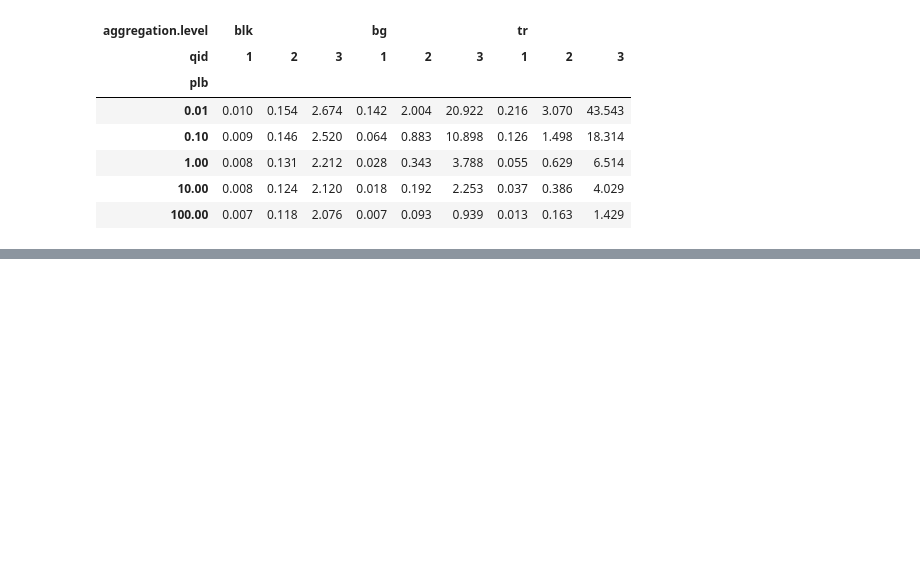
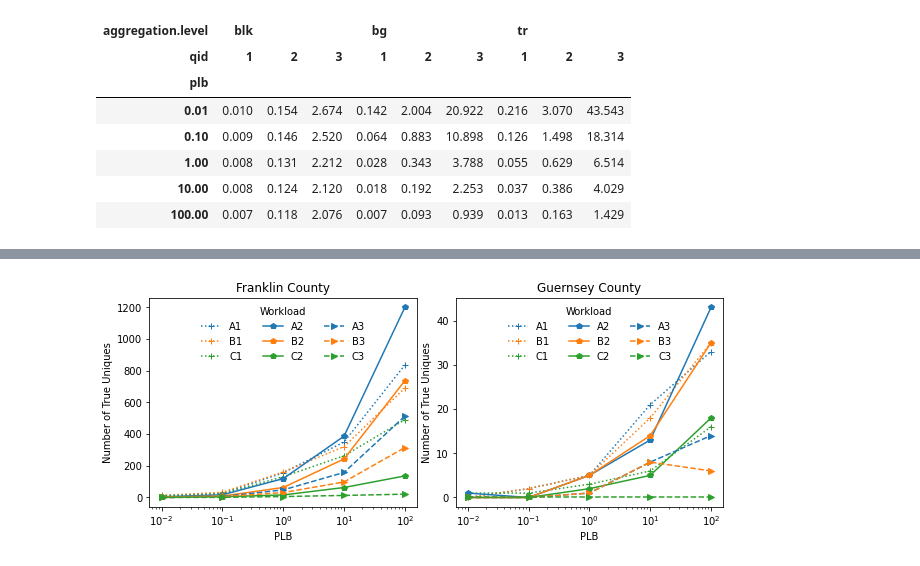
Before and after one commit to linyuehzzz/tda-eval, a Jupyter notebook: plot.ipynb, the cells around one changed output, grey strips where cells are left out. Cells and saved outputs as stored; diff of their text form; code cells hidden in the pictures; blank space fills up the shorter version.

```diff
--- a/plot.ipynb
+++ b/plot.ipynb
@@ -175,0 +195,25 @@ plt.savefig('data/tables/acc.eps', format='eps')
+# %%
+import matplotlib.pyplot as plt
+
+fig, axes = plt.subplots(nrows=1, ncols=2, figsize = (10,5))
+
+## Franklin
+ax = df_f_blk.plot(xticks=df_f_blk.index, style=['+:C0','+:C1','+:C2','p-C0','p-C1','p-C2','>--C0','>--C1','>--C2'],
+                    xlabel='PLB', ylabel='Number of True Uniques', ax=axes[0])
+ax.set_xscale('log')
+ax.legend(title='Workload', labels=['A1', 'B1', 'C1', 'A2', 'B2', 'C2', 'A3', 'B3', 'C3'], frameon=False,
+          loc='upper center', ncol=3)
+ax.set_title("Franklin County")
+
+## Guernsey
+ax = df_g_blk.plot(xticks=df_g_blk.index, style=['+:C0','+:C1','+:C2','p-C0','p-C1','p-C2','>--C0','>--C1','>--C2'],
+                    xlabel='PLB', ylabel='Number of True Uniques', ax=axes[1])
+ax.set_xscale('log')
+ax.legend(title='Workload', labels=['A1', 'B1', 'C1', 'A2', 'B2', 'C2', 'A3', 'B3', 'C3'], frameon=False,
+          loc='upper center', ncol=3)
+ax.set_title("Guernsey County")
+
+plt.tight_layout(pad=5, w_pad=0.5, h_pad=1.0)
+plt.savefig('data/tables/uni_cnt.eps', format='eps')
+# %% [output]
+[figure, added]
```
Also changed, not shown: parts of 10 cells of this notebook.
